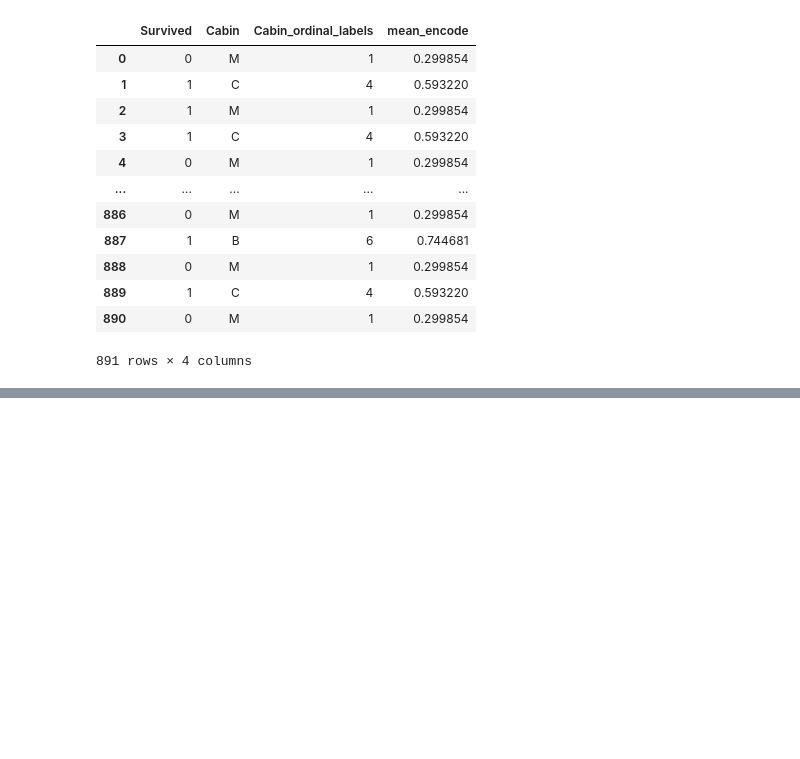
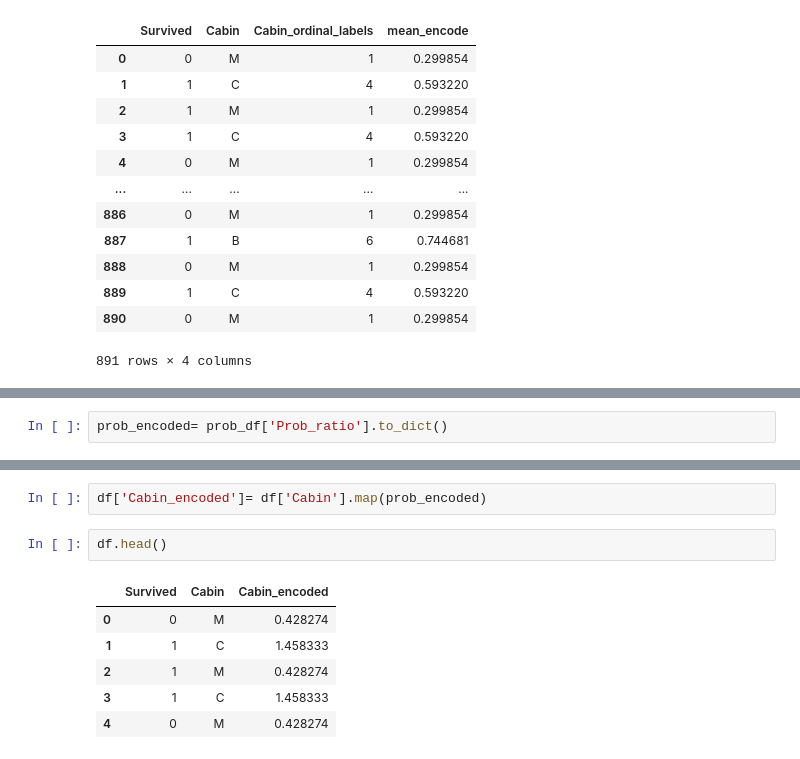
Before and after one commit to navneet1251/Feature_Engineeing, a Jupyter notebook: Feature engineering (categorical data) -2.ipynb, the cells around one changed output, grey strips where cells are left out. Saved outputs shown, nothing was run; the diff lists cells and outputs as text; blank space fills up the shorter version.

```diff
--- a/Feature engineering (categorical data) -2.ipynb
+++ b/Feature engineering (categorical data) -2.ipynb
@@ -726,0 +839,2 @@ df
+# %%
+prob_encoded= prob_df['Prob_ratio'].to_dict()
@@ -726,0 +853,11 @@ df
+# %%
+df['Cabin_encoded']= df['Cabin'].map(prob_encoded)
+# %%
+df.head()
+# %% [output]
+|  | Survived | Cabin | Cabin_encoded |
+| 0 | 0 | M | 0.428274 |
+| 1 | 1 | C | 1.458333 |
+| 2 | 1 | M | 0.428274 |
+| 3 | 1 | C | 1.458333 |
+| 4 | 0 | M | 0.428274 |
```
Also changed, not shown: parts of 14 cells of this notebook.
